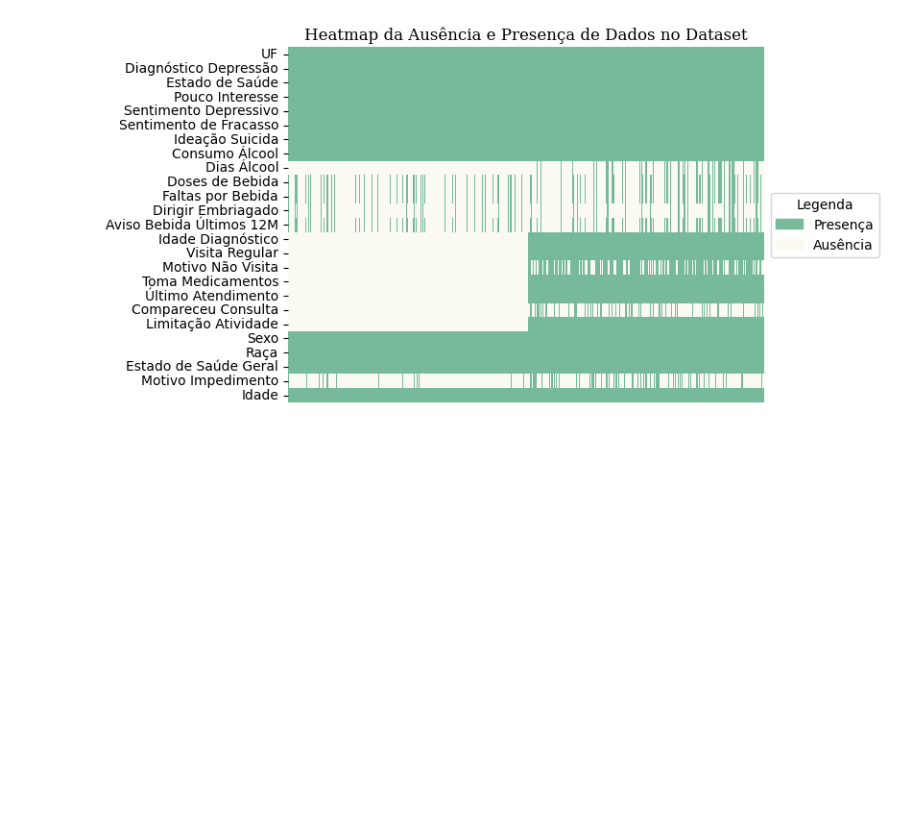
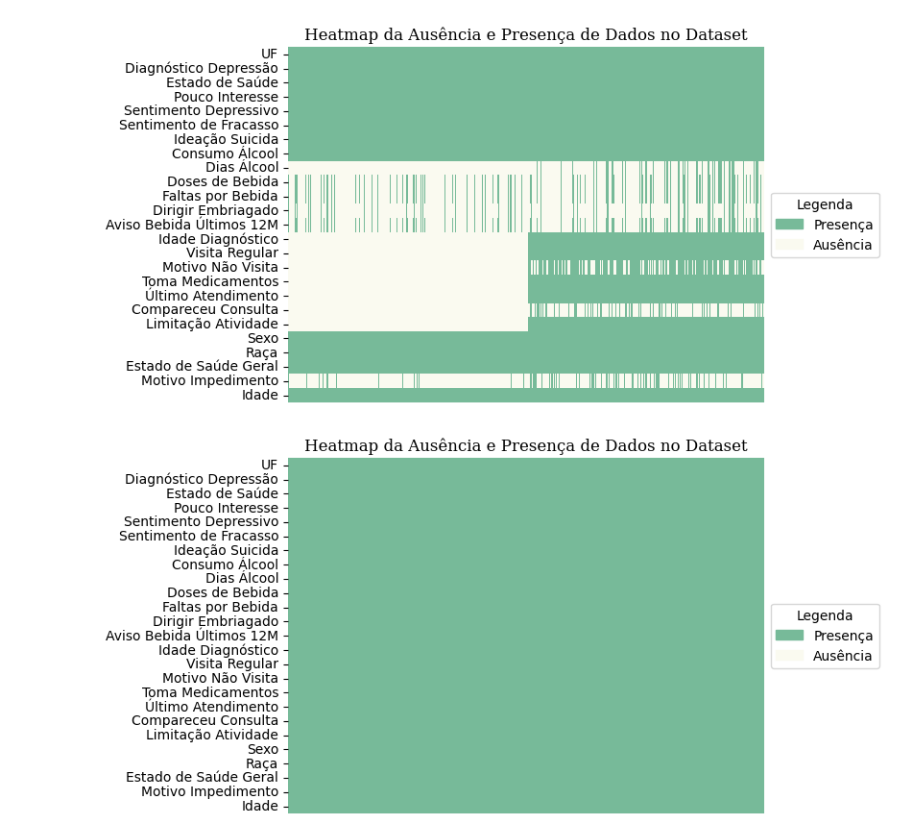
Before and after one commit to Pabloprado-png/TCC-Depressao, a Jupyter notebook: Tratamento e Redução da base V2.ipynb, the cells around one changed output. Drawn from its saved outputs; the diff is of its cells as text; code cells hidden in the pictures; blank space fills up the shorter version.

```diff
--- a/Tratamento e Redução da base V2.ipynb
+++ b/Tratamento e Redução da base V2.ipynb
@@ -199,6 +199,11 @@ df_tratado = pd.concat([df_possivel_sem_depressao, df_so_depressao], axis=0)
 Heatmap(df_tratado)
 # %% [output]
 [figure]
+# %%
+df_tratado.fillna(0, inplace=True)
+Heatmap(df_tratado)
+# %% [output]
+[figure, added]
 # %%
 # Salvando arquivo reduzido como csv
 df_tratado.to_csv(os.getcwd() + '/DATABASE/base-reduzida-v3.csv', sep=',', encoding='utf-8')
```
Also changed, not shown: 3 other files.
